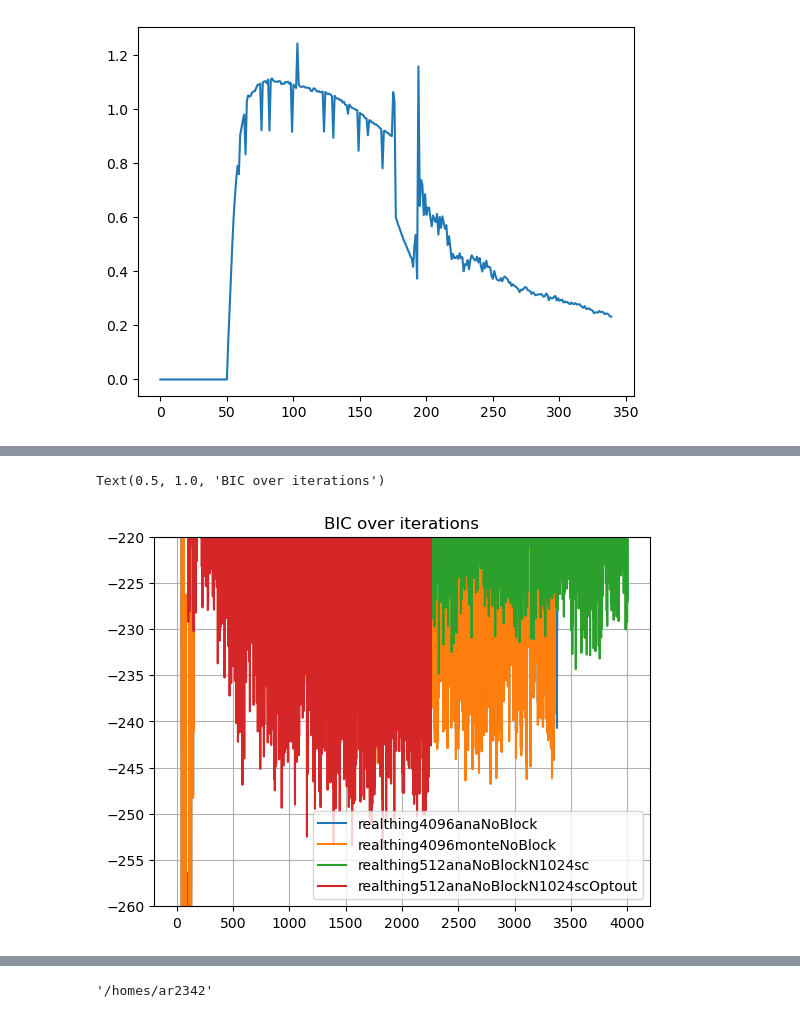
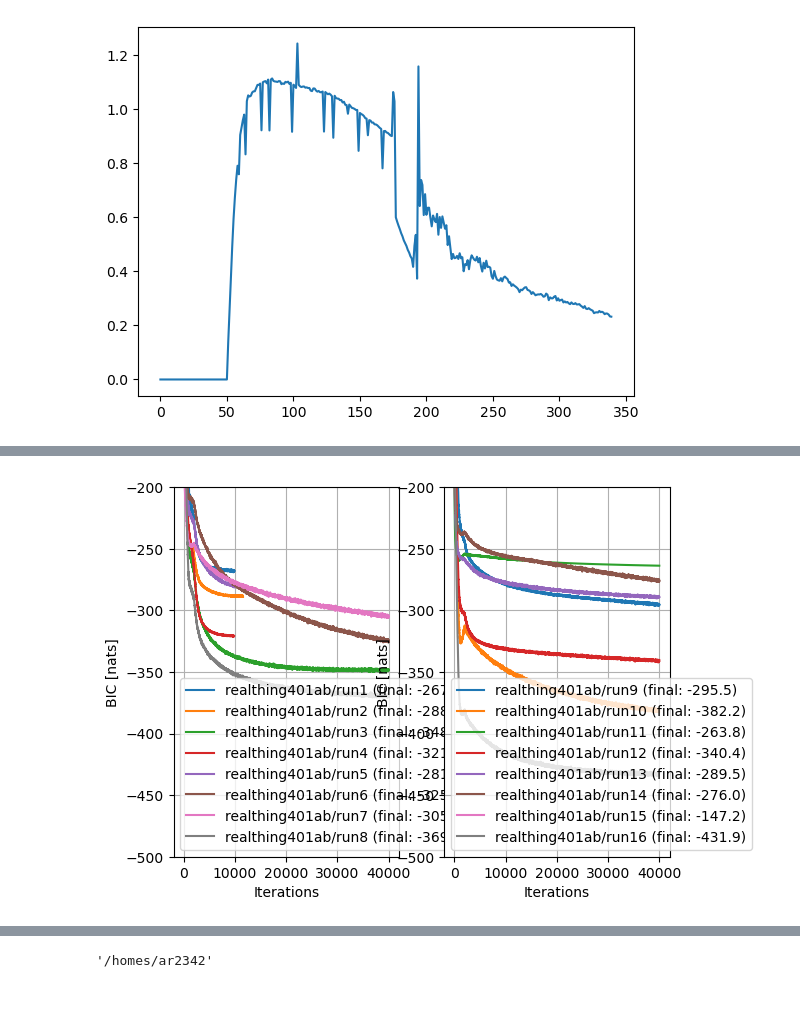
Before and after one commit to sashkarivkind/contextual_frogs, a Jupyter notebook: experimental/hack_plot_viewer.ipynb, the cells around one changed output, grey strips where cells are left out. Cells and saved outputs as stored; diff of their text form; code cells hidden in the pictures.

```diff
--- a/experimental/hack_plot_viewer.ipynb
+++ b/experimental/hack_plot_viewer.ipynb
@@ -60,15 +62,27 @@ plt.plot(trace)
 # %%
 exp_data = np.loadtxt('/homes/ar2342/scratch/sasha-model-optimization/_data/test')
 exp_data5 = np.loadtxt('/homes/ar2342/scratch/sasha-model-optimization/_data_er5/test')
+# %%
+def load_adaptation_trace(file_path):
+        df = pd.read_csv(file_path)
+        arr = df.Adaptation.to_numpy()
+        arr *= np.sign(np.nansum(arr))
+        return arr
 # %%
 LOSS_IS_PER_SAMPLE = False
 
 # result_dirs = ['_results_mckl2', '_results_temp', '_results_temp5', '_results_hellopy']
-result_dirs = ['realthing4096anaNoBlock', 'realthing4096monteNoBlock','realthing512anaNoBlockN1024sc', 'realthing512anaNoBlockN1024scOptout']
+# result_dirs = ['realthing4096anaNoBlock', 'realthing4096monteNoBlock','realthing512anaNoBlockN1024sc', 'realthing512anaNoBlockN1024scOptout']
+# result_dirs = ['realthing512anaNoBlockScOptoutWOWO_subj1','realthing512anaNoBlockScOptoutWOWO','temp']
+result_dirs = [f'realthing401ab/run{i}' for i in range(1,17)]
+# result_dirs += [f'temp/']
 result_root = '/homes/ar2342/one_more_dir/contextual_frogs/experimental/optim/results'
-# exp_datasets = [exp_data, exp_data, exp_data5,exp_data5]
-
-exp_datasets = [ exp_data5] * 4
+coin_bics_path = '/homes/ar2342/one_more_dir/contextual_frogs/experimental/optim/coin_bics.txt'
+paradigm_ = {k: 'evoked' if k <= 8 else 'spontaneous' for k in range(1,17)}
+coin_bics = np.loadtxt(coin_bics_path)
+# exp_datasets = [exp_data,exp_data5, exp_data*0]
+exp_datasets = [ load_adaptation_trace(f'/homes/ar2342/frogs_project/data/COIN_data/trial_data_{paradigm_[i]}_recovery_participant{(i-1)%8+1}.csv') for i in range(1,17)]
+# exp_datasets = [ exp_data5] * 4
 # result_dirs = ['_results_anakl', '_results_mckl','_results_anakl_lng','_results_mckl2', '_results_temp']
 loss_traces= {}
 output_traces= {}
@@ -100,8 +134,9 @@ for ii, result_dir in enumerate(result_dirs):
 # %%
 #plot every result in a separate subplot overlayed with     exp_data
-plt.figure(figsize=(12, 6))
+plt.figure(figsize=(12, 12))
 for ii, result_dir in enumerate(result_dirs):
-    plt.subplot(1, len(result_dirs), ii+1)
+    # plt.subplot(2, len(result_dirs)//2, ii+1)
+    plt.subplot(4, 4, ii+1)
     plt.plot(output_traces[ii], '.-' , label='model_output', linewidth=0.3)
     plt.plot(exp_datasets[ii],'o', label='exp_data', linewidth=1, alpha=0.5)
     plt.title(result_dir)
@@ -115,18 +150,25 @@ plt.show()
 # %%
  #convert loss to bic
 #assume k=6 parameters,
 # assume that loss is the negative log likelihood,
 #  estimate the number of data points as n=length of exp_data
+clnn_bics = []
 k = 6
 n = sum(~np.isnan(exp_data))
+
 for ii in range(len(result_dirs)):
+    plt.subplot(1,2,1 if ii<8 else 2)
     nll = loss_traces[ii][:,1] * (n if LOSS_IS_PER_SAMPLE else 1)
+    iters = loss_traces[ii][:,0]
     bic = 2*nll + k * np.log(n)
-    plt.plot(bic, label=result_dirs[ii])
-plt.legend()
-plt.grid()
-plt.ylim([-260,-220])
-plt.title('BIC over iterations')
+    plt.plot(iters,bic, label=f'{result_dirs[ii]} (final: {bic[-1]:.1f})')
+    clnn_bics.append(bic[-1])
+    plt.ylim([-500,-200])
+for uu in range(1,3):
+    plt.subplot(1,2,uu)
+    plt.legend()
+    plt.grid()
+    plt.ylabel('BIC [nats]')
+    plt.xlabel('Iterations')
 # %% [output]
-Text(0.5, 1.0, 'BIC over iterations')
-[figure, old version]
+[figure, new version]
```
Also changed, not shown: parts of 11 cells of this notebook, 4 other files.
